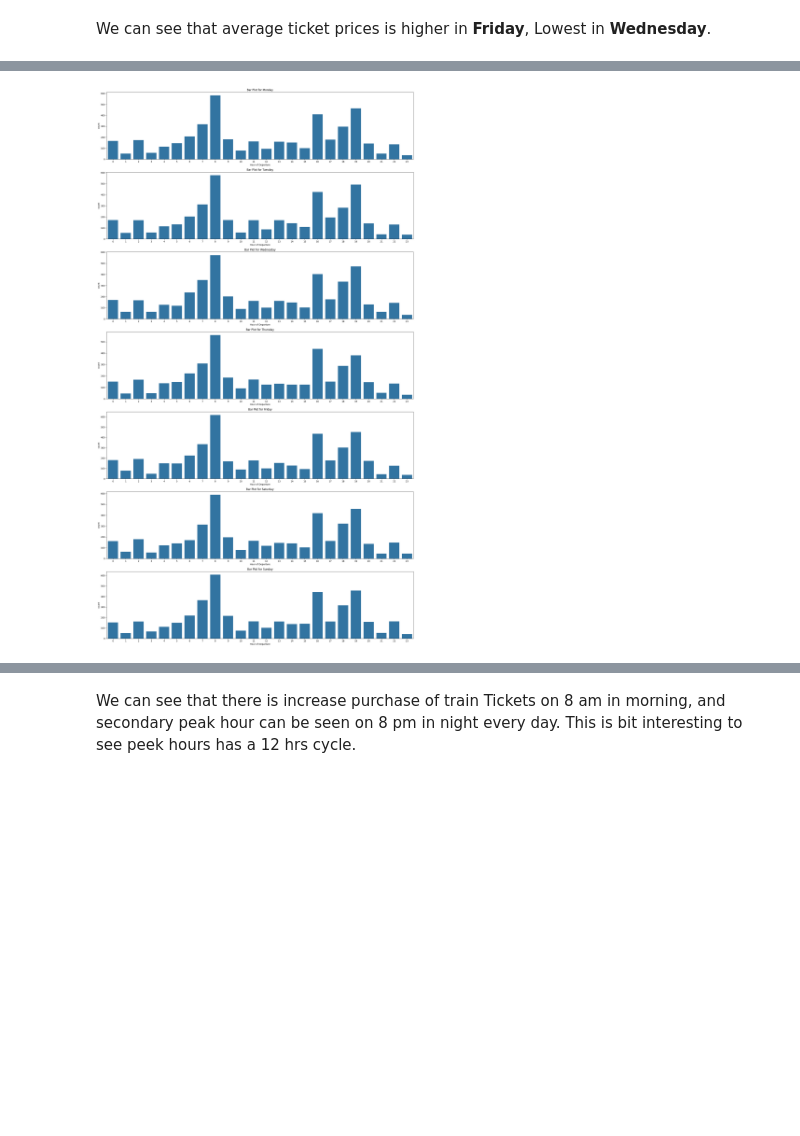
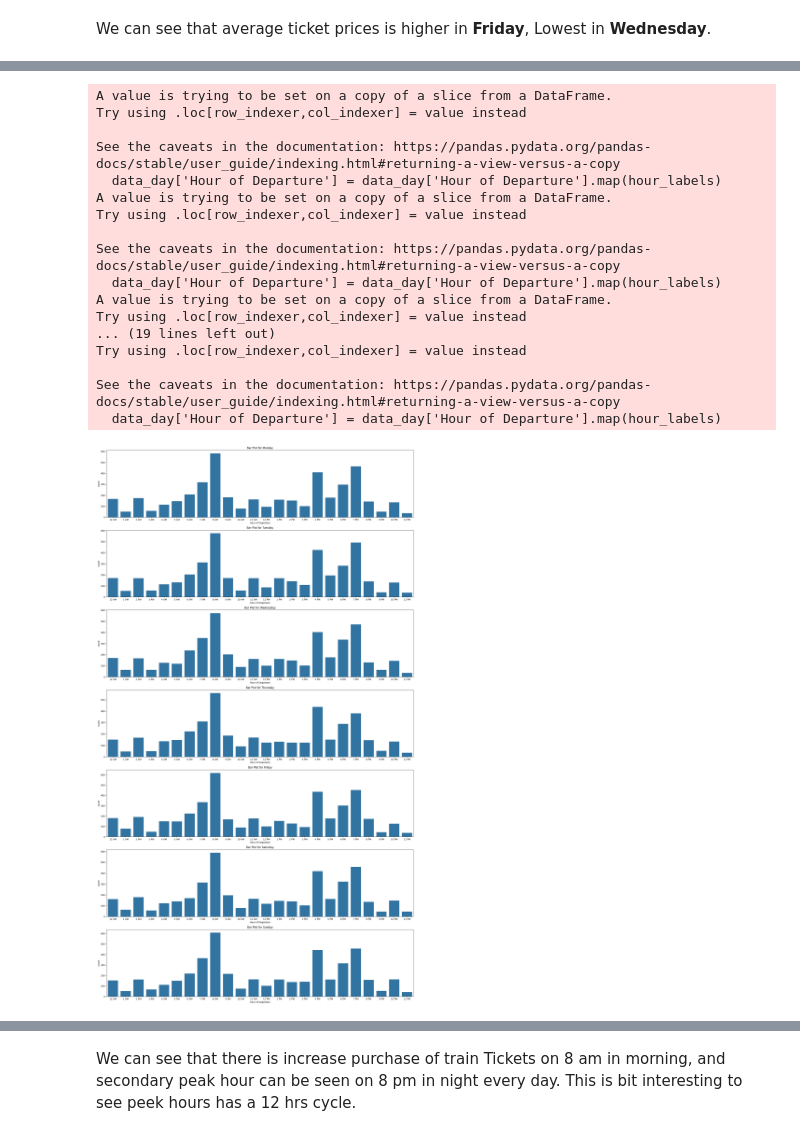
Before and after one commit to Kishores2801/Project-UK-Railways, a Jupyter notebook: Analysis & Prediction/Data Transformation & Analysis.ipynb, the cells around one changed output, grey strips where cells are left out. Saved outputs shown, nothing was run; the diff lists cells and outputs as text; code cells hidden in the pictures; blank space fills up the shorter version.

```diff
--- a/Analysis & Prediction/Data Transformation & Analysis.ipynb
+++ b/Analysis & Prediction/Data Transformation & Analysis.ipynb
@@ -44,3 +44,6 @@ uk_train.head()
 | 2 | f3ba7a96-f713-40d9-9629 | 2023-12-19 | 19:51:27 | Online | Credit Card | NaN | ... |
 | 3 | b2471f11-4fe7-4c87-8ab4 | 2023-12-20 | 23:00:36 | Station | Credit Card | NaN | ... |
 | 4 | 2be00b45-0762-485e-a7a3 | 2023-12-27 | 18:22:56 | Online | Contactless | NaN | ... |
+# %%
+uk_train["route"] = uk_train["Departure Station"] + uk_train["Arrival Destination"]
+uk_train["route"].value_counts().idxmax()
@@ -140,6 +164,4 @@ uk_train["Hour of Purchase"] = uk_train["Time of Purchase"].apply(round_to_hour)
-# %%
-uk_train["Actual Arrival Time"] = pd.to_datetime(uk_train["Actual Arrival Time"], format='%H:%M:%S')
-uk_train["Hour of Arrival"] = uk_train["Actual Arrival Time"].apply(round_to_hour).dt.hour
 # %%
 # Grouping week Days
 g1 = uk_train.groupby("Day of week")["Hour of Departure"].value_counts().reset_index()
+g1 = g1.sort_values(by="Hour of Departure")
@@ -146,31 +177,54 @@ g1 = uk_train.groupby("Day of week")["Hour of Departure"].value_counts().reset_i
 # %%
+
+
 # Get unique days of the week
 unique_days = ["Monday", "Tuesday", "Wednesday", "Thursday", "Friday", "Saturday", "Sunday"]
+hour_labels = {
+    0: "12 AM", 1: "1 AM", 2: "2 AM", 3: "3 AM", 4: "4 AM",
+    5: "5 AM", 6: "6 AM", 7: "7 AM", 8: "8 AM", 9: "9 AM",
+    10: "10 AM", 11: "11 AM", 12: "12 PM", 13: "1 PM", 14: "2 PM",
+    15: "3 PM", 16: "4 PM", 17: "5 PM", 18: "6 PM", 19: "7 PM",
+    20: "8 PM", 21: "9 PM", 22: "10 PM", 23: "11 PM"
+}
 
 # Set up the matplotlib figure and axes
 fig, axes = plt.subplots(nrows=len(unique_days), ncols=1, figsize=(20, 5*len(unique_days)))
 
 # Iterate over unique days and create a plot for each
 for i, day in enumerate(unique_days):
     # Filter data for the current day
     data_day = g1[g1['Day of week'] == day]
 
+    # Convert "Hour of Departure" to categorical type with specified order
+    data_day['Hour of Departure'] = data_day['Hour of Departure'].map(hour_labels)
+
     # Create count plot for the current day
-    sns.barplot(x="Hour of Departure", y ="count", data=data_day, ax=axes[i])
+    sns.barplot(x="Hour of Departure", y="count", data=data_day, ax=axes[i])
 
     # Set title for the plot
     axes[i].set_title(f'Bar Plot for {day}')
 
-    # Optionally, set other plot properties such as x-axis label, y-axis label, etc.
-    # axes[i].set_xlabel('Hour')
-    # axes[i].set_ylabel('Count')
-    # axes[i].legend(title='Hour')
-
 # Adjust layout to prevent overlapping
 plt.tight_layout()
-print("         ")
 
 # Show the plots
 plt.show()
 # %% [output]
+A value is trying to be set on a copy of a slice from a DataFrame.
+Try using .loc[row_indexer,col_indexer] = value instead
+
+See the caveats in the documentation: https://pandas.pydata.org/pandas-docs/stable/user_guide/indexing.html#returning-a-view-versus-a-copy
+  data_day['Hour of Departure'] = data_day['Hour of Departure'].map(hour_labels)
+A value is trying to be set on a copy of a slice from a DataFrame.
+Try using .loc[row_indexer,col_indexer] = value instead
+
+See the caveats in the documentation: https://pandas.pydata.org/pandas-docs/stable/user_guide/indexing.html#returning-a-view-versus-a-copy
+  data_day['Hour of Departure'] = data_day['Hour of Departure'].map(hour_labels)
+A value is trying to be set on a copy of a slice from a DataFrame.
+Try using .loc[row_indexer,col_indexer] = value instead
+... (19 lines left out)
+Try using .loc[row_indexer,col_indexer] = value instead
+
+See the caveats in the documentation: https://pandas.pydata.org/pandas-docs/stable/user_guide/indexing.html#returning-a-view-versus-a-copy
+  data_day['Hour of Departure'] = data_day['Hour of Departure'].map(hour_labels)
-[figure, old version]
+[figure, new version]
```
Also changed, not shown: parts of 25 cells of this notebook, 12 other files.
